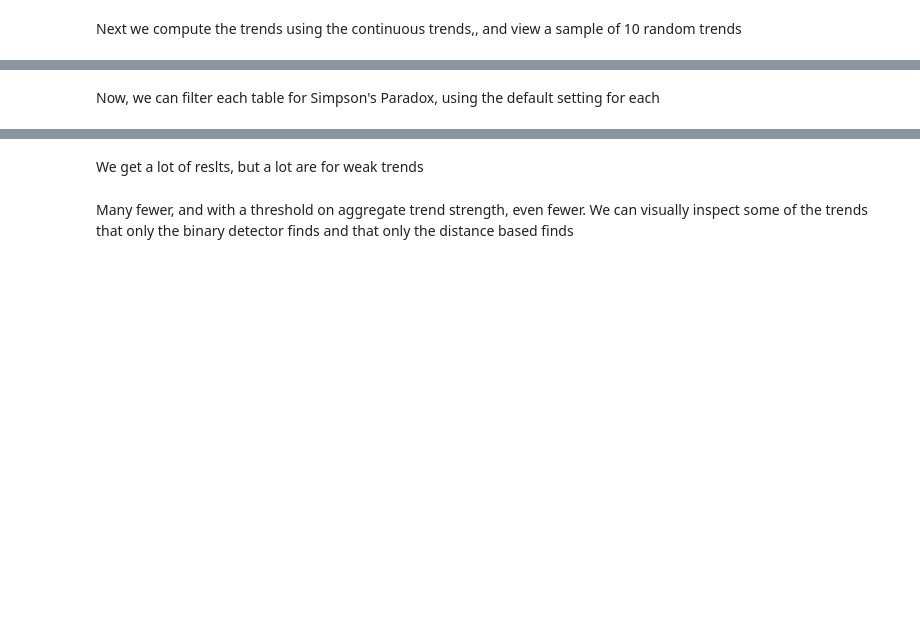
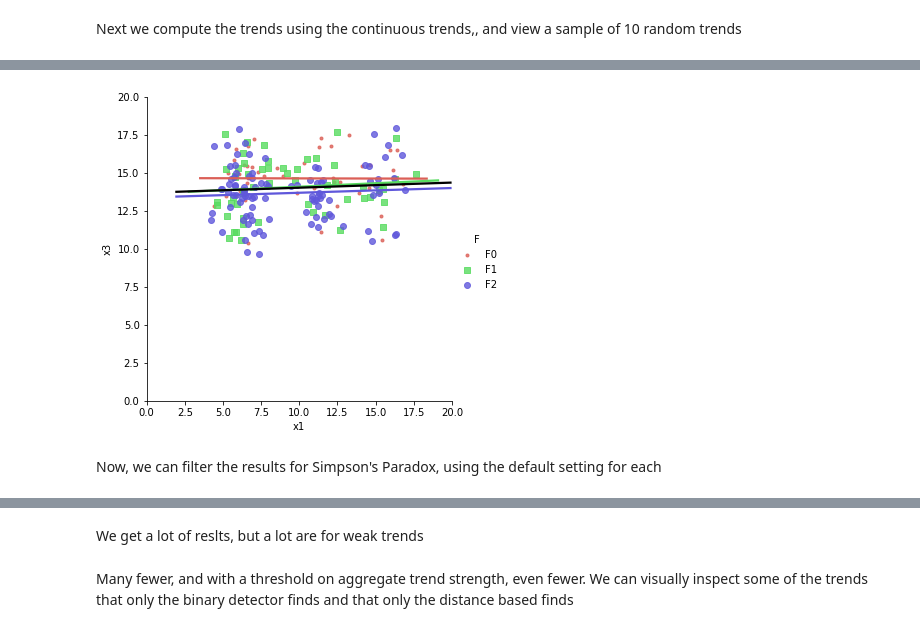
Before and after one commit to fairnessforensics/wiggum, a Jupyter notebook: research_notebooks/03_binary_v_continuous_sp_evaluation.ipynb, the cells around one changed output, grey strips where cells are left out. Cells and saved outputs as stored; diff of their text form; code cells hidden in the pictures; blank space fills up the shorter version.

```diff
--- a/research_notebooks/03_binary_v_continuous_sp_evaluation.ipynb
+++ b/research_notebooks/03_binary_v_continuous_sp_evaluation.ipynb
@@ -84,7 +112,9 @@ TypeError: get_trend_rows() got an unexpected keyword argument 'trend_type'
 # %%
 # look at the first of the random selection
 view_to_plot = view_sample_dist.loc[view_sample_dist.index[0],['feat1','feat2','group_feat']]
 
-labeled_df_dist.sp_plot(*view_to_plot)
+labeled_df.sp_plot(*view_to_plot)
+# %% [output]
+[figure, added]
 # %% [markdown]
-Now, we can filter each table for Simpson's Paradox, using the default setting for each
+Now, we can filter the results for Simpson's Paradox, using the default setting for each
```
Also changed, not shown: parts of 26 cells of this notebook, 3 other files.
